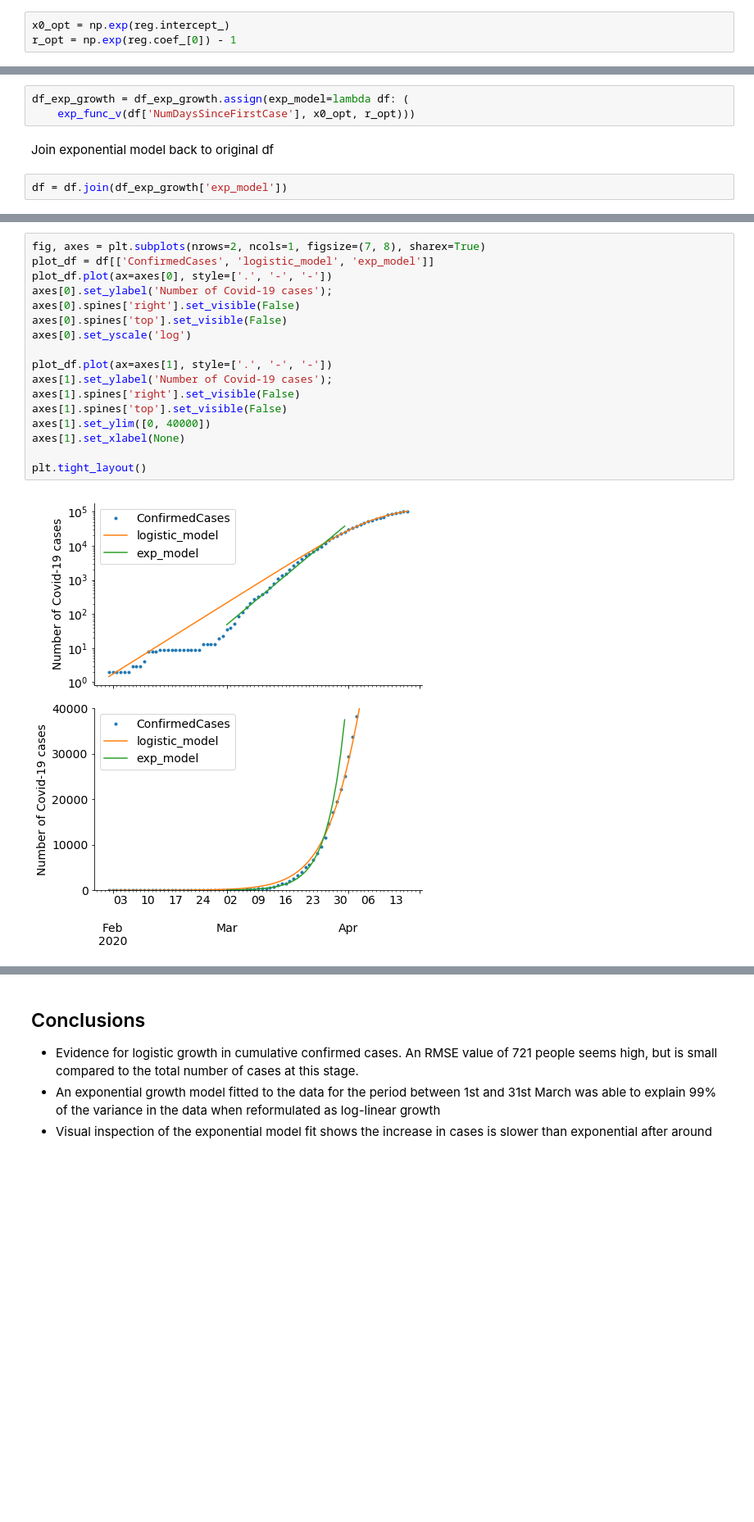
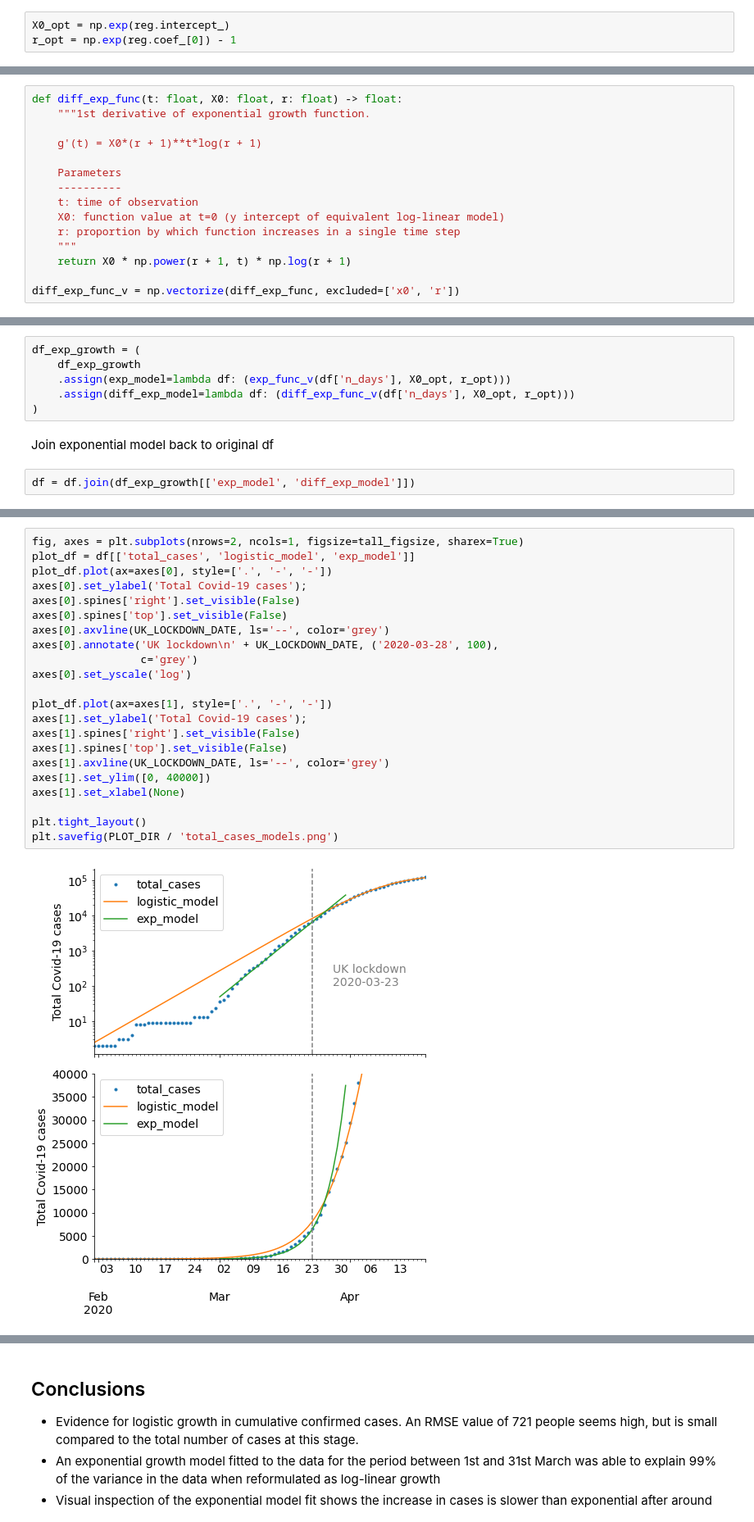
Before and after one commit to lanecodes/covid19, a Jupyter notebook: daily-cases/covid_cases_models.ipynb, the cells around one changed output, grey strips where cells are left out. Shown: that part at 82% size. Cells and saved outputs as stored; diff of their text form; blank space fills up the shorter version.

```diff
--- a/daily-cases/covid_cases_models.ipynb
+++ b/daily-cases/covid_cases_models.ipynb
@@ -220,4 +349,4 @@ The linear model's intercept is $\log x_0$, and the slope (i.e coefficient value
 # %%
-x0_opt = np.exp(reg.intercept_)
+X0_opt = np.exp(reg.intercept_)
 r_opt = np.exp(reg.coef_[0]) - 1
 # %%
@@ -233,3 +372,18 @@ def exp_func(t: float, x0: float, r: float) -> float:
 
 exp_func_v = np.vectorize(exp_func, excluded=['x0', 'r'])
+# %%
+def diff_exp_func(t: float, X0: float, r: float) -> float:
+    """1st derivative of exponential growth function.
+
+    g'(t) = X0*(r + 1)**t*log(r + 1)
+
+    Parameters
+    ----------
+    t: time of observation
+    X0: function value at t=0 (y intercept of equivalent log-linear model)
+    r: proportion by which function increases in a single time step
+    """
+    return X0 * np.power(r + 1, t) * np.log(r + 1)
+
+diff_exp_func_v = np.vectorize(diff_exp_func, excluded=['x0', 'r'])
 # %%
@@ -258,9 +412,12 @@ plt.legend();
 # %% [markdown]
 Calculate values predicted by the exponential model for each of the days in the dataset until 2020-03-31
 # %%
-df_exp_growth = df_exp_growth.assign(exp_model=lambda df: (
-    exp_func_v(df['NumDaysSinceFirstCase'], x0_opt, r_opt)))
+df_exp_growth = (
+    df_exp_growth
+    .assign(exp_model=lambda df: (exp_func_v(df['n_days'], X0_opt, r_opt)))
+    .assign(diff_exp_model=lambda df: (diff_exp_func_v(df['n_days'], X0_opt, r_opt)))
+)
 # %% [markdown]
 Join exponential model back to original df
 # %%
-df = df.join(df_exp_growth['exp_model'])
+df = df.join(df_exp_growth[['exp_model', 'diff_exp_model']])
@@ -267,19 +426,24 @@ df = df.join(df_exp_growth['exp_model'])
 # %%
-fig, axes = plt.subplots(nrows=2, ncols=1, figsize=(7, 8), sharex=True)
-plot_df = df[['ConfirmedCases', 'logistic_model', 'exp_model']]
+fig, axes = plt.subplots(nrows=2, ncols=1, figsize=tall_figsize, sharex=True)
+plot_df = df[['total_cases', 'logistic_model', 'exp_model']]
 plot_df.plot(ax=axes[0], style=['.', '-', '-'])
-axes[0].set_ylabel('Number of Covid-19 cases');
+axes[0].set_ylabel('Total Covid-19 cases');
 axes[0].spines['right'].set_visible(False)
 axes[0].spines['top'].set_visible(False)
+axes[0].axvline(UK_LOCKDOWN_DATE, ls='--', color='grey')
+axes[0].annotate('UK lockdown\n' + UK_LOCKDOWN_DATE, ('2020-03-28', 100),
+                 c='grey')
 axes[0].set_yscale('log')
 
 plot_df.plot(ax=axes[1], style=['.', '-', '-'])
-axes[1].set_ylabel('Number of Covid-19 cases');
+axes[1].set_ylabel('Total Covid-19 cases');
 axes[1].spines['right'].set_visible(False)
 axes[1].spines['top'].set_visible(False)
+axes[1].axvline(UK_LOCKDOWN_DATE, ls='--', color='grey')
 axes[1].set_ylim([0, 40000])
 axes[1].set_xlabel(None)
 
 plt.tight_layout()
+plt.savefig(PLOT_DIR / 'total_cases_models.png')
 # %% [output]
-[figure, old version]
+[figure, new version]
```
Also changed, not shown: parts of 60 cells of this notebook, 1 other file.
